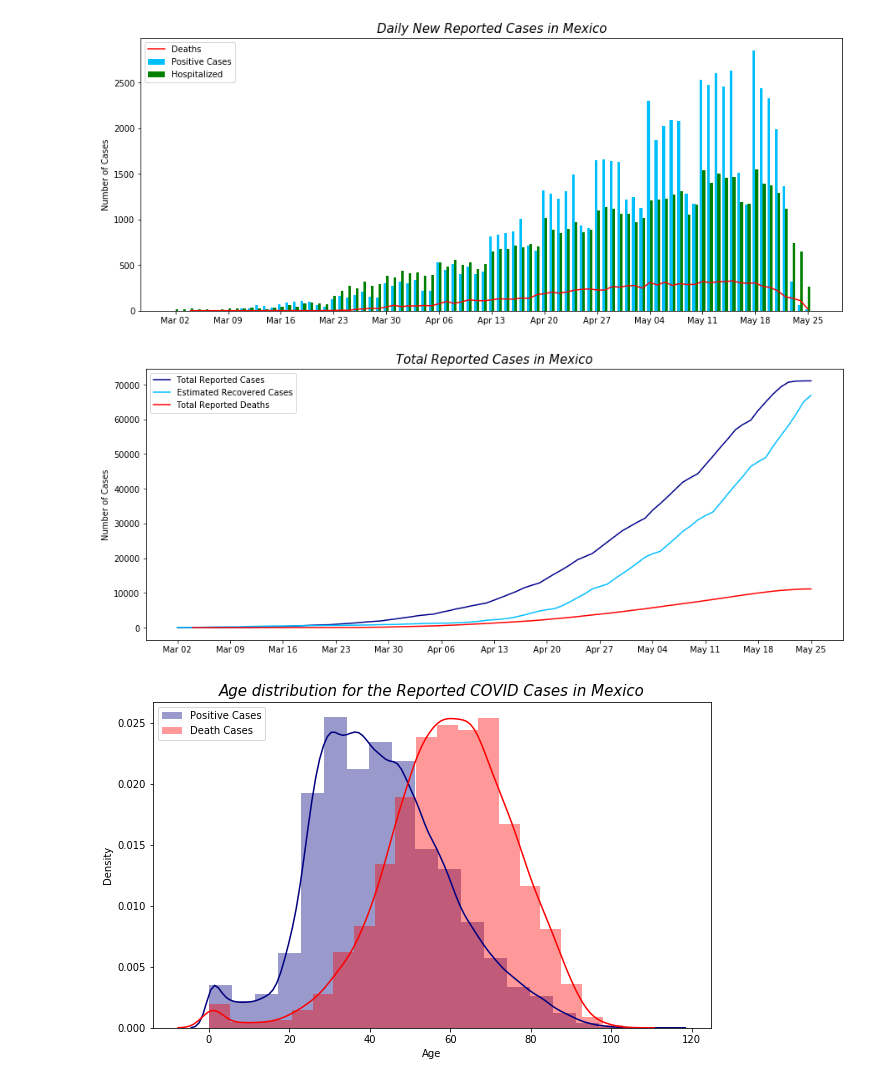
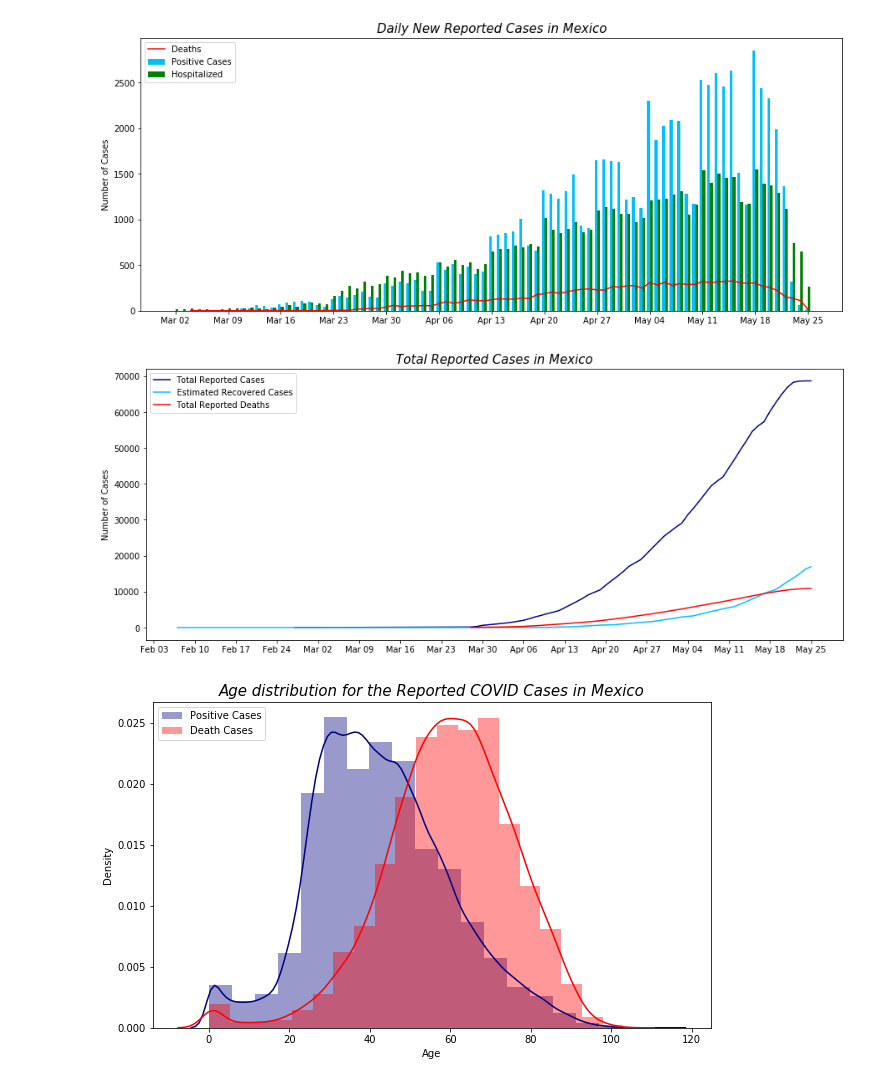
Before and after one commit to ml-project-2020/covid, a Jupyter notebook: Descriptive Visualizations.ipynb, the cells around one changed output. Cells and saved outputs as stored; diff of their text form; code cells hidden in the pictures.

Commit message:
Some changes to covid_data.py and descriptive notebook

```diff
--- a/Descriptive Visualizations.ipynb
+++ b/Descriptive Visualizations.ipynb
@@ -34,7 +31,8 @@ in_h = in_h.rename(columns={1:'in_hospital', 'fecha_ingreso': 'date'}).drop(colu
 national = start.rename(columns={'fecha_ingreso': 'date'}).merge(death.rename(columns={'fecha_def': 'date'}),
                                                                   how='outer').merge(in_h, how='outer')
 national.rename(columns={1:'positive', 2:'negative', 3:'pending'}, inplace=True)
-national = national.merge(pd.DataFrame(pd.date_range('2020-01-01', periods=150, freq='D'), columns=['date']), how='right')
+national = national.merge(pd.DataFrame(pd.date_range('2020-01-01', periods=150, freq='D'),
+                                       columns=['date']), how='right')
 # %%
 import matplotlib.ticker as ticker
 import matplotlib.dates as mdates
@@ -59,20 +57,20 @@ recovered = covid.groupby(['fecha_rec', 'recovered']).size().reset_index(name='r
 rename(columns={'fecha_rec':'date'})
 recovered = recovered[recovered['recovered'] == 1]
 recovered.drop(columns='recovered', inplace=True)
-sub = sub.merge(recovered)
+national = national.merge(recovered)
 # %%
 fig, ax = plt.subplots(figsize=(15,6))
-sns.lineplot(x=sub.date, y=sub.positive.cumsum(), color='darkblue', label='Total Reported Cases')
-sns.lineplot(x=sub.date, y=sub.recovered_c.cumsum(), color='deepskyblue', label='Estimated Recovered Cases')
-sns.lineplot(x=sub.date, y=sub.deaths.cumsum(), color='red', label='Total Reported Deaths')
+sns.lineplot(x=national.date, y=national.positive.cumsum(), color='darkblue', label='Total Reported Cases')
+sns.lineplot(x=national.date, y=national.recovered_c.cumsum(), color='deepskyblue', label='Estimated Recovered Cases')
+sns.lineplot(x=national.date, y=national.deaths.cumsum(), color='red', label='Total Reported Deaths')
 ax.xaxis.set_major_locator(mdates.WeekdayLocator(byweekday=mdates.MONDAY))
 ax.xaxis.set_major_formatter(mdates.DateFormatter('%b %d'))
 plt.xlabel('')
 plt.ylabel('Number of Cases')
 plt.title('Total Reported Cases in Mexico', size=15, style='italic')
 plt.show()
 # %% [output]
-[figure, old version]
+[figure, new version]
 # %%
 #Plot age distributions for the reported positive cases and deaths
 fig, ax = plt.subplots(figsize=(10,6))
```
Also changed, not shown: parts of 17 cells of this notebook, 2 other files.
